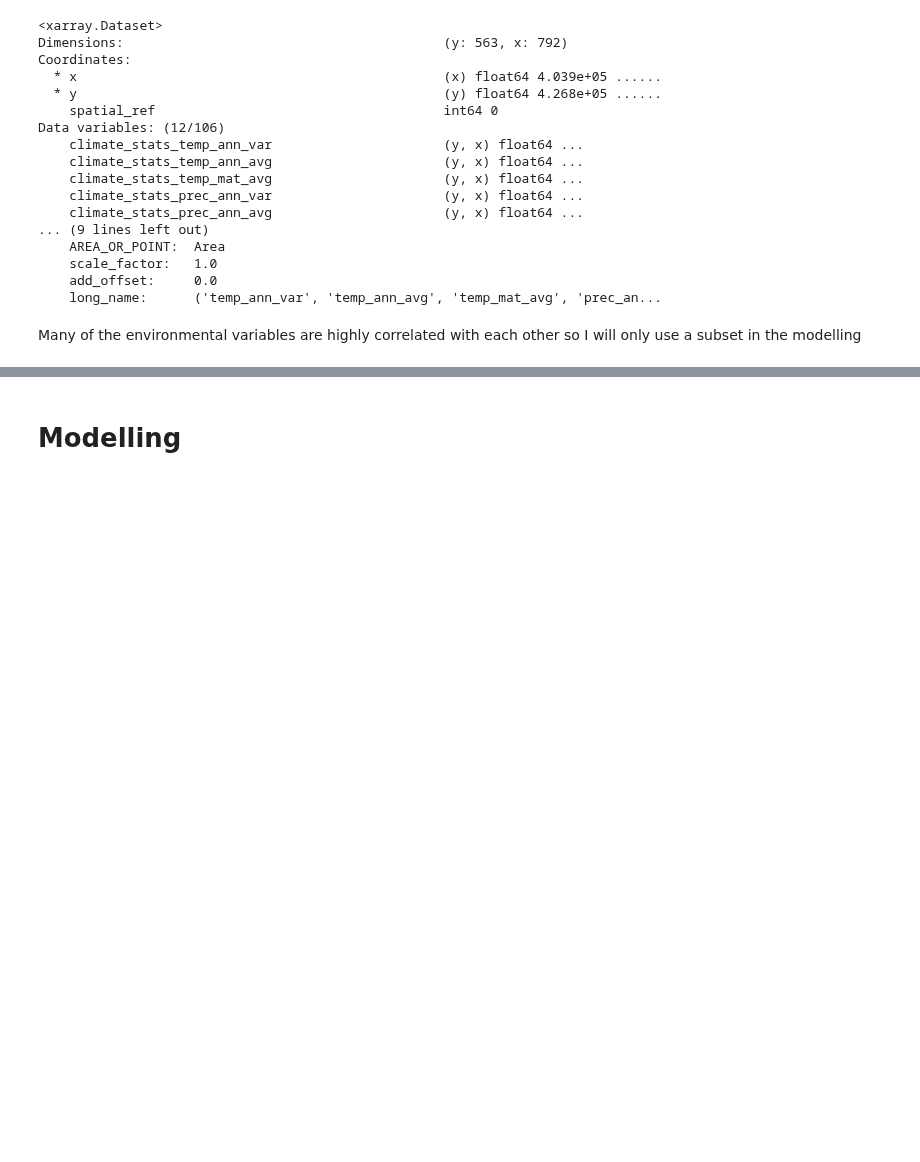
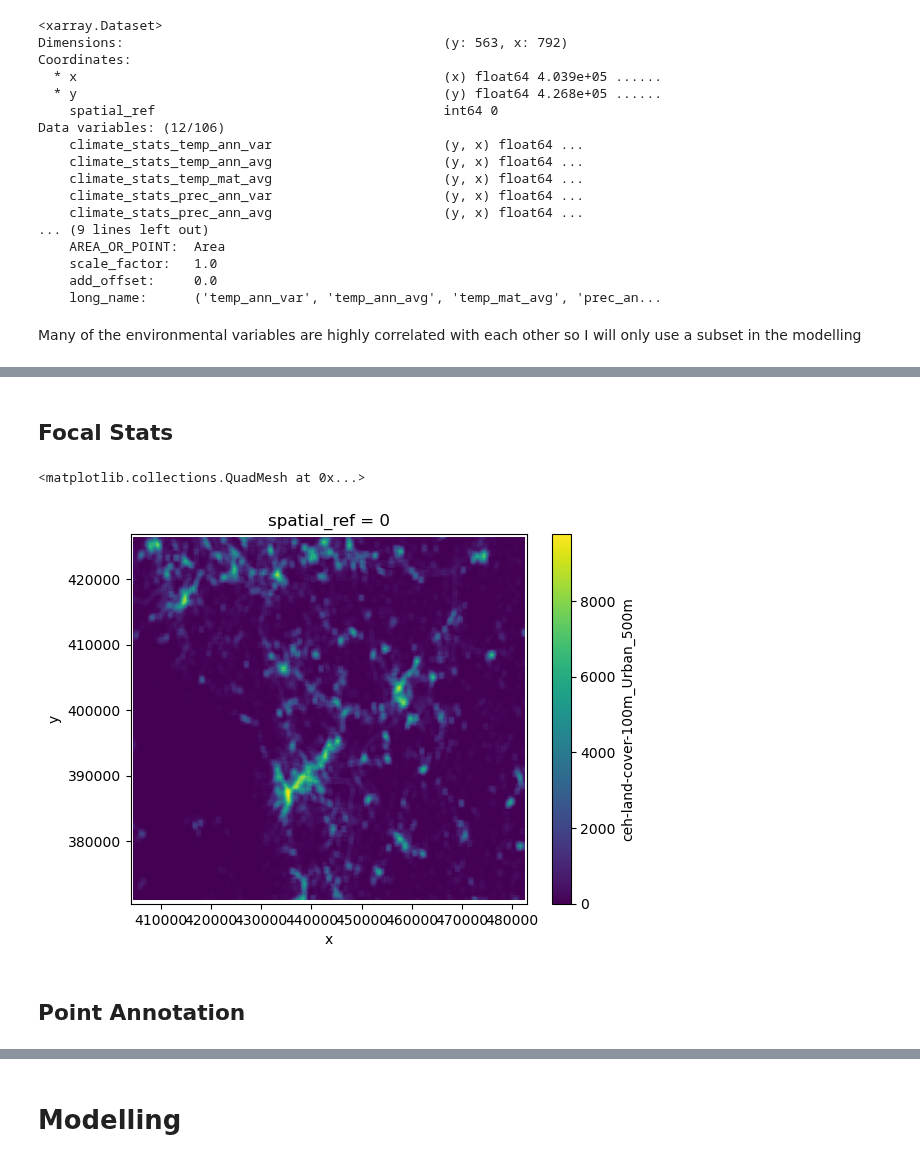
Before and after one commit to MatthewJWhittle/shefflied-bats, a Jupyter notebook: modelling/maxent-modelling.ipynb, the cells around one changed output, grey strips where cells are left out. Saved outputs shown, nothing was run; the diff lists cells and outputs as text; code cells hidden in the pictures; blank space fills up the shorter version.

Commit message:
modelling

```diff
--- a/modelling/maxent-modelling.ipynb
+++ b/modelling/maxent-modelling.ipynb
@@ -184,3 +184,5 @@ Data variables: (12/31)
     scale_factor:   1.0
     add_offset:     0.0
     long_name:      ('temp_ann_var', 'temp_ann_avg', 'temp_mat_avg', 'prec_an...
+# %% [markdown]
+## Focal Stats
@@ -186,0 +194,48 @@ Data variables: (12/31)
+# %%
+from pytest import skip
+
+
+resolution = 100  # m
+windows = [10] # 300m, 500m, 1000m
+
+multiscale_variables = [
+    "ceh-land-cover-100m_Acid grassland",
+    "ceh-land-cover-100m_Heather and shrub",
+    "ceh-land-cover-100m_Arable",
+    "veg-height-100m_veg_height_max",
+    "os-feature-cover-100m_water",
+    "ceh-land-cover-100m_Fen, Marsh and Swamp",
+    "ceh-land-cover-100m_Heather grassland",
+    "ceh-land-cover-100m_Inland rock",
+    "ceh-land-cover-100m_Suburban",
+    "ceh-land-cover-100m_Neutral grassland",
+    "ceh-land-cover-100m_Calcareous grassland",
+    "ceh-land-cover-100m_Urban",
+    "ceh-land-cover-100m_Improved grassland",
+    "ceh-land-cover-100m_Coniferous woodland",
+]
+
+# Check the variable exists in the dataset
+assert all([var in evs_to_model.data_vars for var in multiscale_variables])
+
+# Calculate the average for each variable within the focal window
+# and add the variable name as a suffix
+
+
+def calculate_multiscale(dataset, window):
+    # Calculate the average for each variable within the focal window
+    # and add the variable name as a suffix
+    return (
+        dataset.rolling(x=window, y=window, center=True)
+        .mean(skipna=True)
+        .rename({name: f"{name}_{round((window/2) * 100)}m" for name in dataset.data_vars})
+    )
+
+# Calculate the multiscale variables for each window size
+multiscale_datasets = [calculate_multiscale(evs_to_model[multiscale_variables], window) for window in windows]
+multiscale_datasets = xr.merge(multiscale_datasets)
+# %%
+multiscale_datasets["ceh-land-cover-100m_Urban_500m"].plot()
+# %% [output]
+<matplotlib.collections.QuadMesh at 0x...>
+[figure, added]
@@ -187,3 +245,5 @@ Data variables: (12/31)
+# %% [markdown]
+## Point Annotation
 # %%
 ## Annotate points
 from tempfile import NamedTemporaryFile
```
Also changed, not shown: parts of 11 cells of this notebook, 1 other file.
